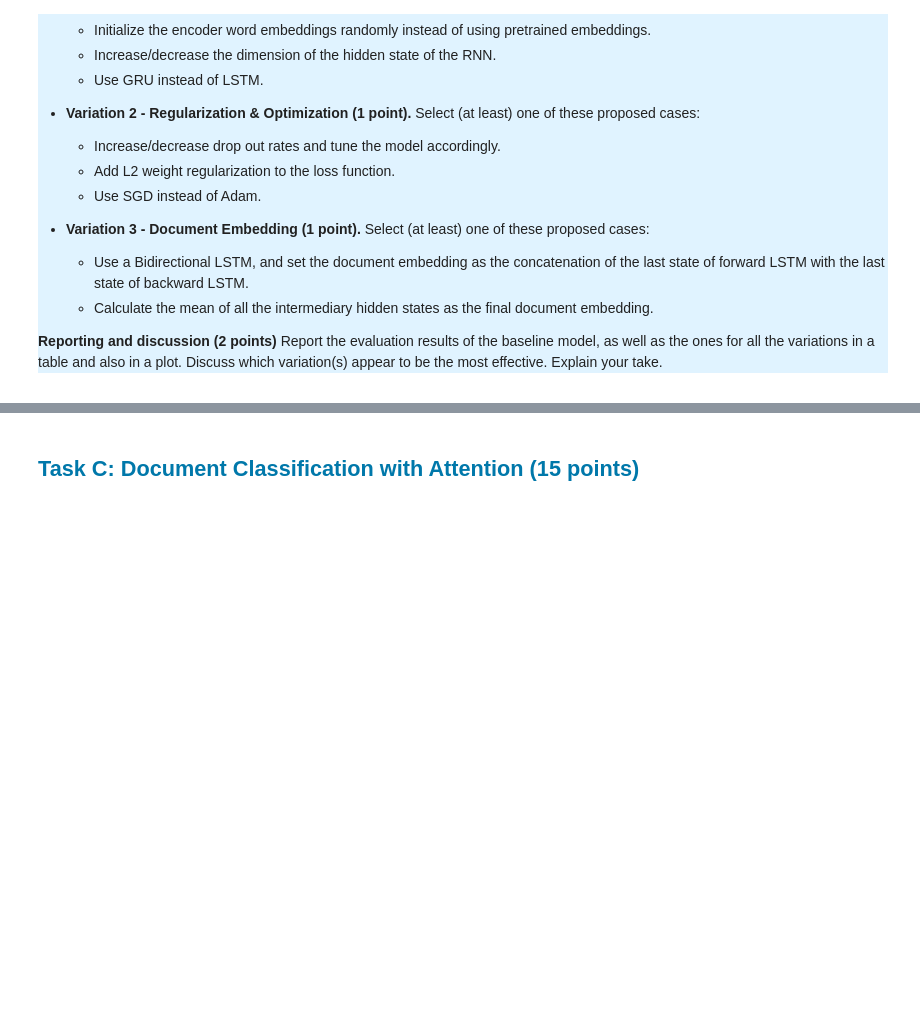
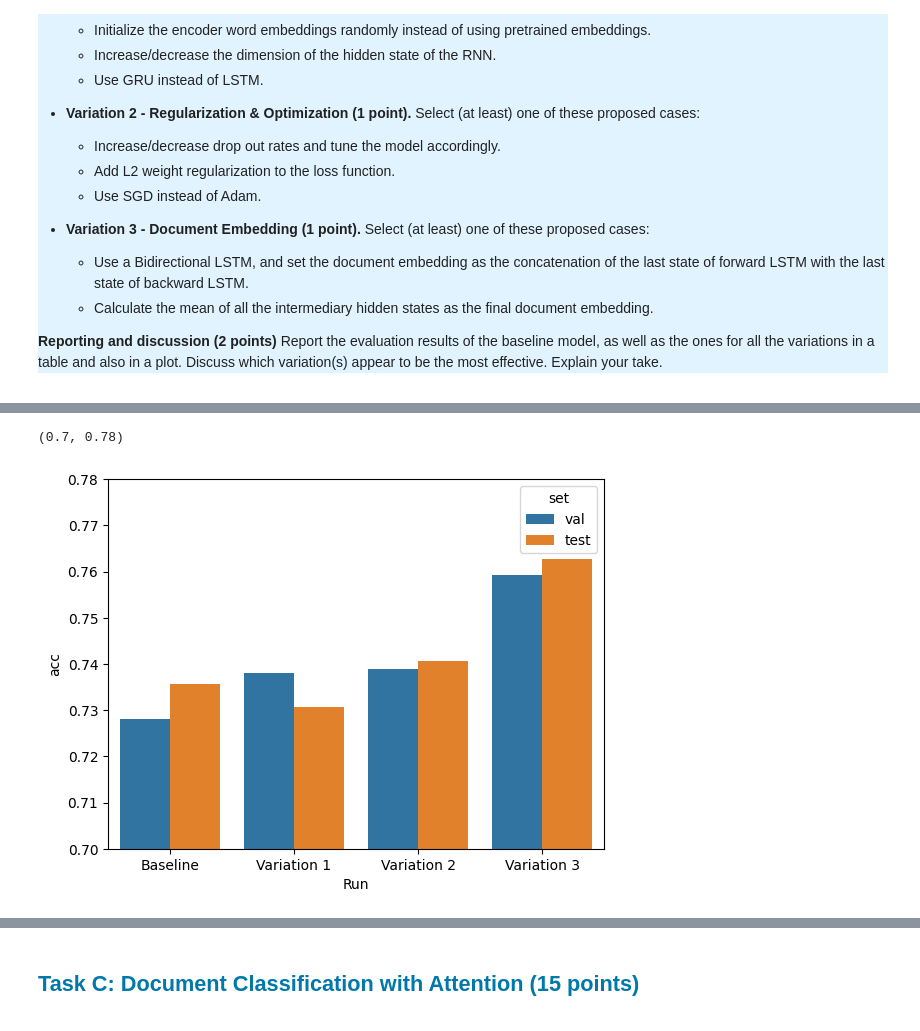
Before and after one commit to markus583/nlp-course-2022w, a Jupyter notebook: Assignment.ipynb, the cells around one changed output, grey strips where cells are left out. Cells and saved outputs as stored; diff of their text form; code cells hidden in the pictures; blank space fills up the shorter version.

```diff
--- a/Assignment.ipynb
+++ b/Assignment.ipynb
@@ -1172,0 +1579,3 @@ report
+# %%
+config['MODEL_ARCH'] = 'RNN_variation_3'
+wandb.init(project="NLPwDL", entity="tobiasm", name="RNN_variation_3")
@@ -1172,0 +1588,8 @@ report
+# %%
+model = ClassificationRNNModel(
+    lookup=lookup.to(device),
+    num_classes=np.unique(train_df["label"]).shape[0],
+    rnn_type='LSTM',
+    bidirectional=True
+
+).to(device)
@@ -1172,0 +1698,10 @@ report
+# %%
+report = pd.DataFrame(
+    {
+        "Run": ['Baseline', 'Variation 1', 'Variation 2', 'Variation 3'],
+        "Description": ['Baseline with LSTM', 'GRU instead of LSTM', 'SGD optimizer instead of Adam', 'bidirectional LSTM'],
+        "Validation Accuracy": [acc_val_baseline, acc_val_one, acc_val_two, acc_val_three],
+        "Test Accuracy": [acc_test_baseline, acc_test_one, acc_test_two, acc_test_three],
+    }
+)
+report
@@ -1172,0 +1714,6 @@ report
+# %%
+report_df = pd.DataFrame({})
+report_df['Run'] = pd.concat([report['Run'], report['Run']])
+report_df['Description'] = pd.concat([report['Description'], report['Description']])
+report_df['acc'] = pd.concat([report['Validation Accuracy'], report['Test Accuracy']])
+report_df['set'] = ['val'] * 4 + ['test'] * 4
@@ -1172,0 +1722,5 @@ report
+# %%
+sns.barplot(report_df, x='Run', y='acc', hue='set').set_ylim(0.7, 0.78)
+# %% [output]
+(0.7, 0.78)
+[figure, added]
```
Also changed, not shown: parts of 91 cells of this notebook.
